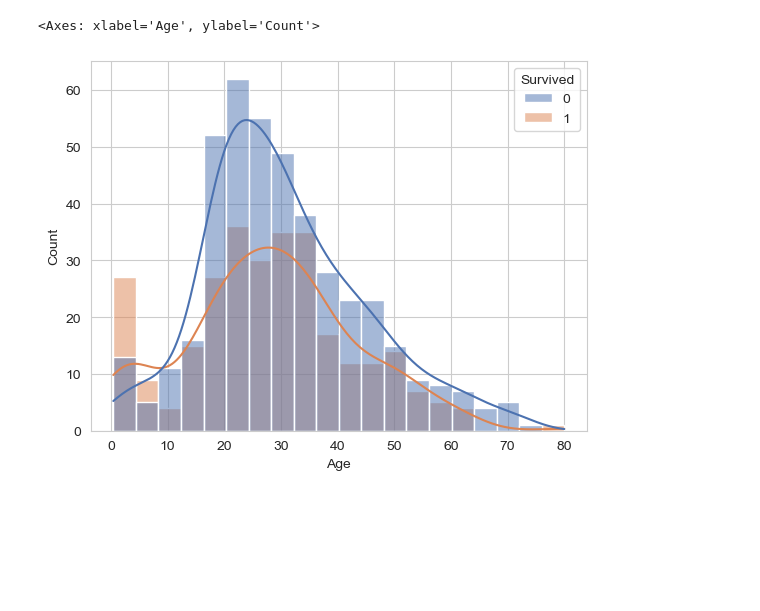
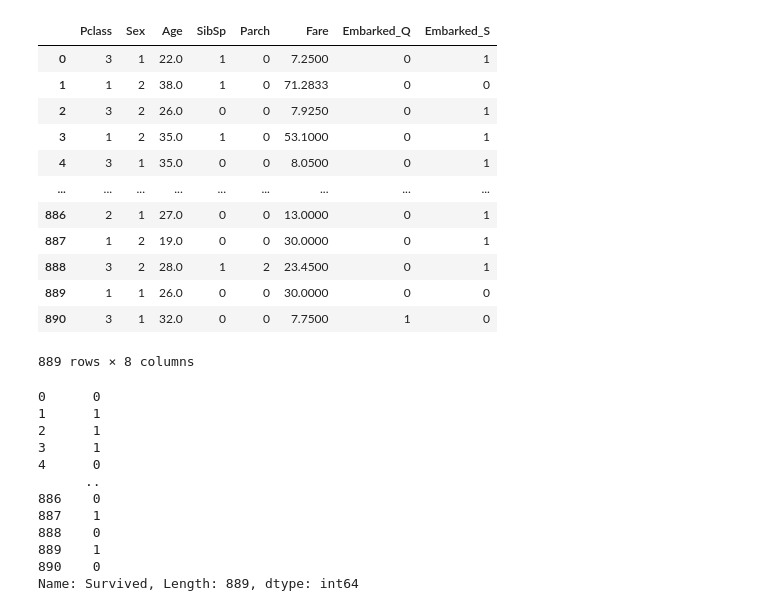
Before and after one commit to thasvithu/iNeuron-Full-Stack-Data-Science, a Jupyter notebook: 04 Data Analytics/EDA/01 Titanic_EDA_Practice/Titianic_test1.ipynb, the cells around one changed output. Drawn from its saved outputs; the diff is of its cells as text; code cells hidden in the pictures; blank space fills up the shorter version.

```diff
--- a/04 Data Analytics/EDA/01 Titanic_EDA_Practice/Titianic_test1.ipynb
+++ b/04 Data Analytics/EDA/01 Titanic_EDA_Practice/Titianic_test1.ipynb
@@ -16,0 +181,3 @@ titanic.head()
+# %%
+# let me remove that Embarked 2 Null values row
+titanic.dropna(inplace=True)
@@ -16,0 +201,3 @@ titanic.head()
+# %%
+# Lets remove Ticket feature
+titanic.drop("Ticket", axis=1, inplace=True)
@@ -16,0 +213,3 @@ titanic.head()
+# %%
+# Lets do label encoding to Sex
+titanic["Sex"] = titanic["Sex"].replace({"male": 1, "female": 2})
@@ -16,0 +231,3 @@ titanic.head()
+# %%
+# Lets perform one-hot encoding to Embarked feature
+titanic = pd.get_dummies(titanic, columns=["Embarked"], drop_first=True, dtype=int)
@@ -72,5 +262,33 @@ sns.countplot(x='Pclass', hue='Survived', data=titanic)
-# %%
-sns.histplot(x='Age', hue='Survived', data=titanic, kde=True)
-# %% [output]
-<Axes: xlabel='Age', ylabel='Count'>
-[figure, removed]
+# %%
+X = titanic.drop(["Survived"], axis=1)
+X
+# %% [output]
+|  | Pclass | Sex | Age | SibSp | Parch | Fare | Embarked_Q | Embarked_S |
+| 0 | 3 | 1 | 22.0 | 1 | 0 | 7.2500 | 0 | 1 |
+| 1 | 1 | 2 | 38.0 | 1 | 0 | 71.2833 | 0 | 0 |
+| 2 | 3 | 2 | 26.0 | 0 | 0 | 7.9250 | 0 | 1 |
+| 3 | 1 | 2 | 35.0 | 1 | 0 | 53.1000 | 0 | 1 |
+| 4 | 3 | 1 | 35.0 | 0 | 0 | 8.0500 | 0 | 1 |
+| ... | ... | ... | ... | ... | ... | ... | ... | ... |
+| 886 | 2 | 1 | 27.0 | 0 | 0 | 13.0000 | 0 | 1 |
+| 887 | 1 | 2 | 19.0 | 0 | 0 | 30.0000 | 0 | 1 |
+| 888 | 3 | 2 | 28.0 | 1 | 2 | 23.4500 | 0 | 1 |
+| 889 | 1 | 1 | 26.0 | 0 | 0 | 30.0000 | 0 | 0 |
+| 890 | 3 | 1 | 32.0 | 0 | 0 | 7.7500 | 1 | 0 |
+889 rows × 8 columns
+# %%
+y = titanic["Survived"]
+y
+# %% [output]
+0      0
+1      1
+2      1
+3      1
+4      0
+      ..
+886    0
+887    1
+888    0
+889    1
+890    0
+Name: Survived, Length: 889, dtype: int64
```
Also changed, not shown: parts of 53 cells of this notebook, 1 other file.
